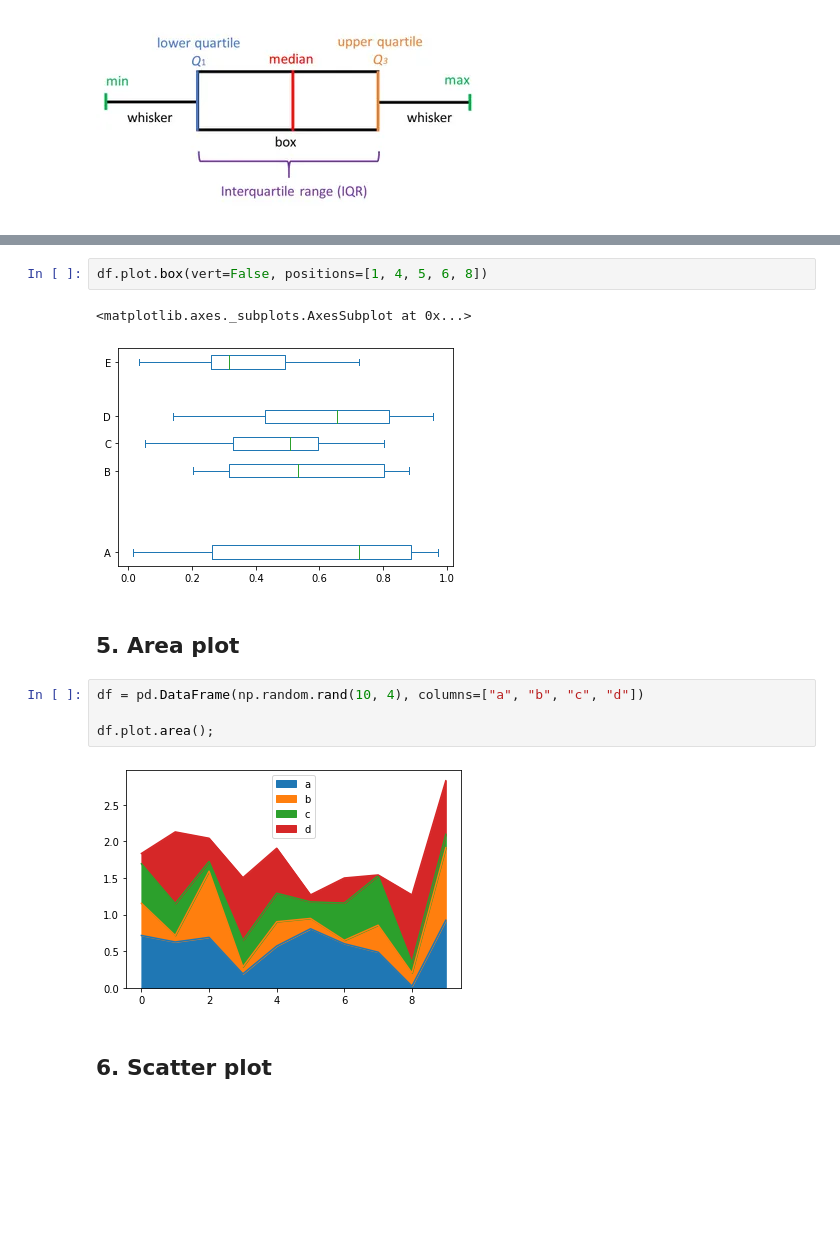
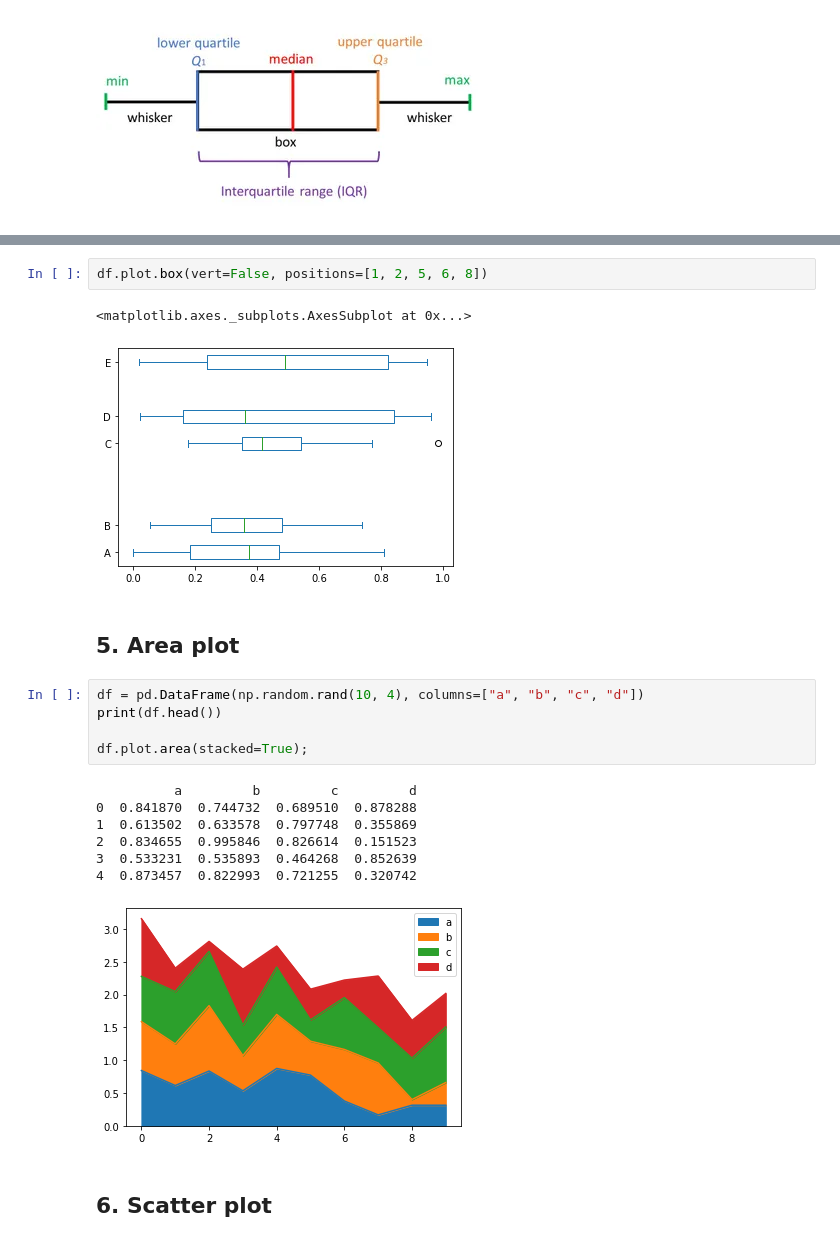
Before and after one commit to kimteespk/DADS5001-Data-Analytics-and-Data-Science-Tools-and-Programming, a Jupyter notebook: 07_Visualization/PandasPlot.ipynb, the cells around one changed output, grey strips where cells are left out. Cells and saved outputs as stored; diff of their text form; blank space fills up the shorter version.

```diff
--- a/07_Visualization/PandasPlot.ipynb
+++ b/07_Visualization/PandasPlot.ipynb
@@ -85,16 +128,23 @@ df.plot.box();
 # %%
-df.plot.box(vert=False, positions=[1, 4, 5, 6, 8])
+df.plot.box(vert=False, positions=[1, 2, 5, 6, 8])
 # %% [output]
 <matplotlib.axes._subplots.AxesSubplot at 0x...>
-[figure, old version]
+[figure, new version]
 # %% [markdown]
 ## 5. Area plot
 # %%
 df = pd.DataFrame(np.random.rand(10, 4), columns=["a", "b", "c", "d"])
+print(df.head())
 
-df.plot.area();
+df.plot.area(stacked=True);
 # %% [output]
+          a         b         c         d
+0  0.841870  0.744732  0.689510  0.878288
+1  0.613502  0.633578  0.797748  0.355869
+2  0.834655  0.995846  0.826614  0.151523
+3  0.533231  0.535893  0.464268  0.852639
+4  0.873457  0.822993  0.721255  0.320742
-[figure, old version]
+[figure, new version]
 # %% [markdown]
 ## 6. Scatter plot
 # %%
```
Also changed, not shown: parts of 28 cells of this notebook.
